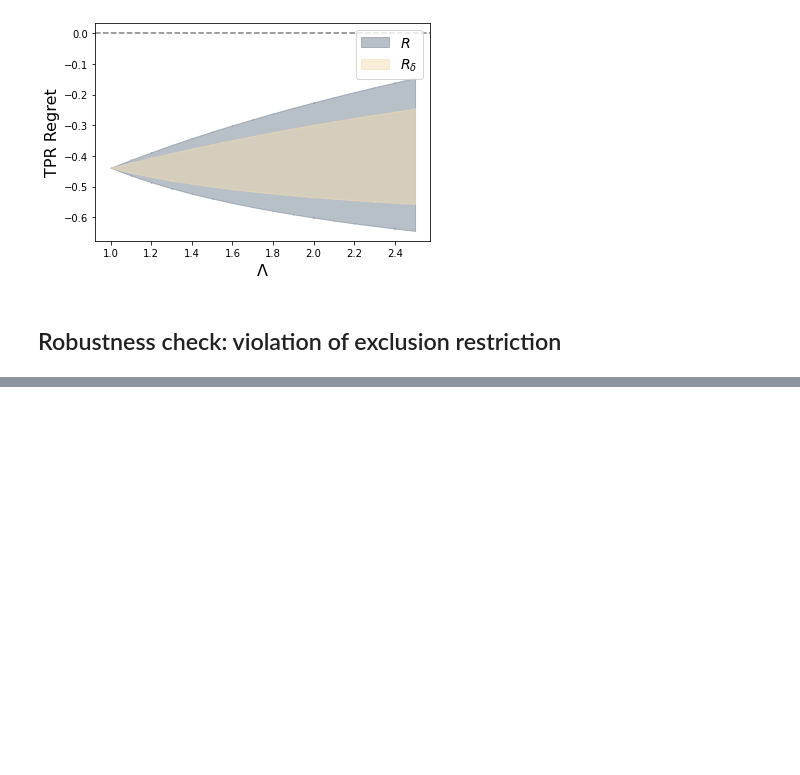
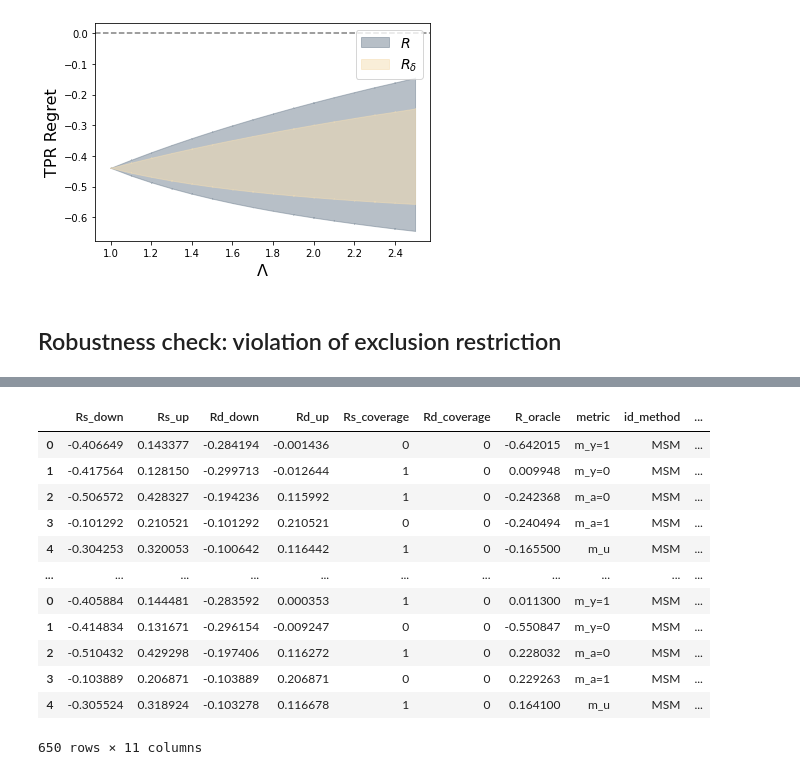
Before and after one commit to lguerdan/policy_comparison_under_confounding, a Jupyter notebook: synthetic_experiments_v2.ipynb, the cells around one changed output, grey strips where cells are left out. Cells and saved outputs as stored; diff of their text form; code cells hidden in the pictures; blank space fills up the shorter version.

```diff
--- a/synthetic_experiments_v2.ipynb
+++ b/synthetic_experiments_v2.ipynb
@@ -704,0 +363,43 @@ axes[0].legend()
+# %%
+lambda_star = 1.1
+lambdas = np.arange(1, 2.6, .1)
+Nsims = 10
+
+Dx, Du = 5, 2
+nD = Dx+Du
+
+dgp = {
+    'N': 10000,
+    'Dx': Dx,
+    'Du': Du,
+    'nz': 10,                # Number of finite pre-treatment values
+    'beta_zy': 0,            # Z -> Y loading (=0 ==> exclusion restriction is satisfied)
+    'e1_coeffs': 4*np.random.rand(nD) - 2,
+    'z_coeffs':  4*np.random.rand(nD) - 2,
+    'mu1_coeffs': 4*np.random.rand(nD) - 1,
+    'mu0_coeffs': 4*np.random.rand(nD) - 2,
+    'lambda': 1.8,
+    'id_assumption': 'MSM'
+}
+
+msm_dgp = set_dgp_config(dgp, 'MSM')
+lambda_star = [0, .2, .4, 0.6, 0.8, 1, 1.2, 1.4, 1.6, 1.8, 2, 2.2, 2.4]
+
+msm_bounds = []
+
+for ls in lambda_star:
+
+    msm_dgp['lambda_star'] = ls
+
+    print()
+    print('MSM data generating process:', msm_dgp)
+    print()
+
+    for sim in range(Nsims):
+
+        data = generate_data(msm_dgp)
+        bounds = estimation.estimate_bounds(msm_dgp, data, id_method='MSM', est_method='oracle', K=5)
+        bounds['ls'] = ls
+        msm_bounds.append(bounds)
+
+msmdf = pd.concat(msm_bounds)
@@ -704,0 +424,16 @@ axes[0].legend()
+# %%
+msmdf
+# %% [output]
+|  | Rs_down | Rs_up | Rd_down | Rd_up | Rs_coverage | Rd_coverage | R_oracle | metric | id_method | ... |
+| 0 | -0.406649 | 0.143377 | -0.284194 | -0.001436 | 0 | 0 | -0.642015 | m_y=1 | MSM | ... |
+| 1 | -0.417564 | 0.128150 | -0.299713 | -0.012644 | 1 | 0 | 0.009948 | m_y=0 | MSM | ... |
+| 2 | -0.506572 | 0.428327 | -0.194236 | 0.115992 | 1 | 0 | -0.242368 | m_a=0 | MSM | ... |
+| 3 | -0.101292 | 0.210521 | -0.101292 | 0.210521 | 0 | 0 | -0.240494 | m_a=1 | MSM | ... |
+| 4 | -0.304253 | 0.320053 | -0.100642 | 0.116442 | 1 | 0 | -0.165500 | m_u | MSM | ... |
+| ... | ... | ... | ... | ... | ... | ... | ... | ... | ... | ... |
+| 0 | -0.405884 | 0.144481 | -0.283592 | 0.000353 | 1 | 0 | 0.011300 | m_y=1 | MSM | ... |
+| 1 | -0.414834 | 0.131671 | -0.296154 | -0.009247 | 0 | 0 | -0.550847 | m_y=0 | MSM | ... |
+| 2 | -0.510432 | 0.429298 | -0.197406 | 0.116272 | 1 | 0 | 0.228032 | m_a=0 | MSM | ... |
+| 3 | -0.103889 | 0.206871 | -0.103889 | 0.206871 | 0 | 0 | 0.229263 | m_a=1 | MSM | ... |
+| 4 | -0.305524 | 0.318924 | -0.103278 | 0.116678 | 1 | 0 | 0.164100 | m_u | MSM | ... |
+650 rows × 11 columns
```
Also changed, not shown: parts of 21 cells of this notebook, 1 other file.
